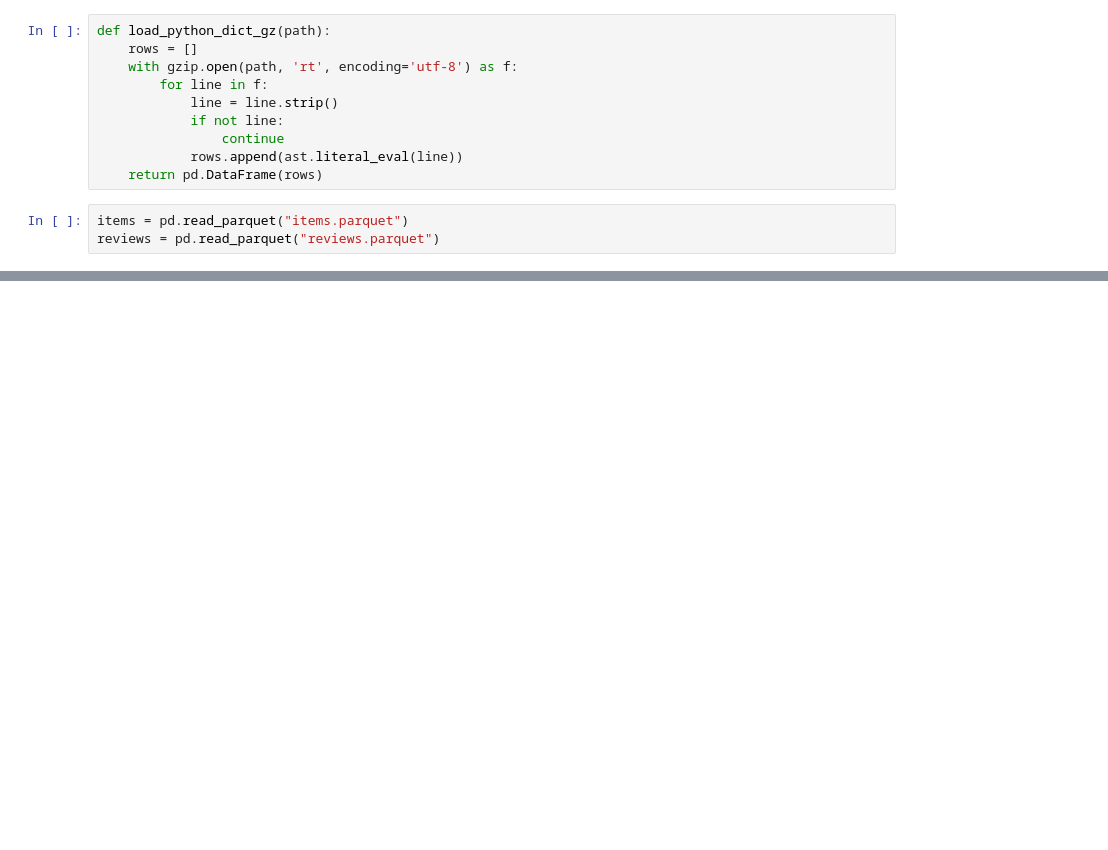
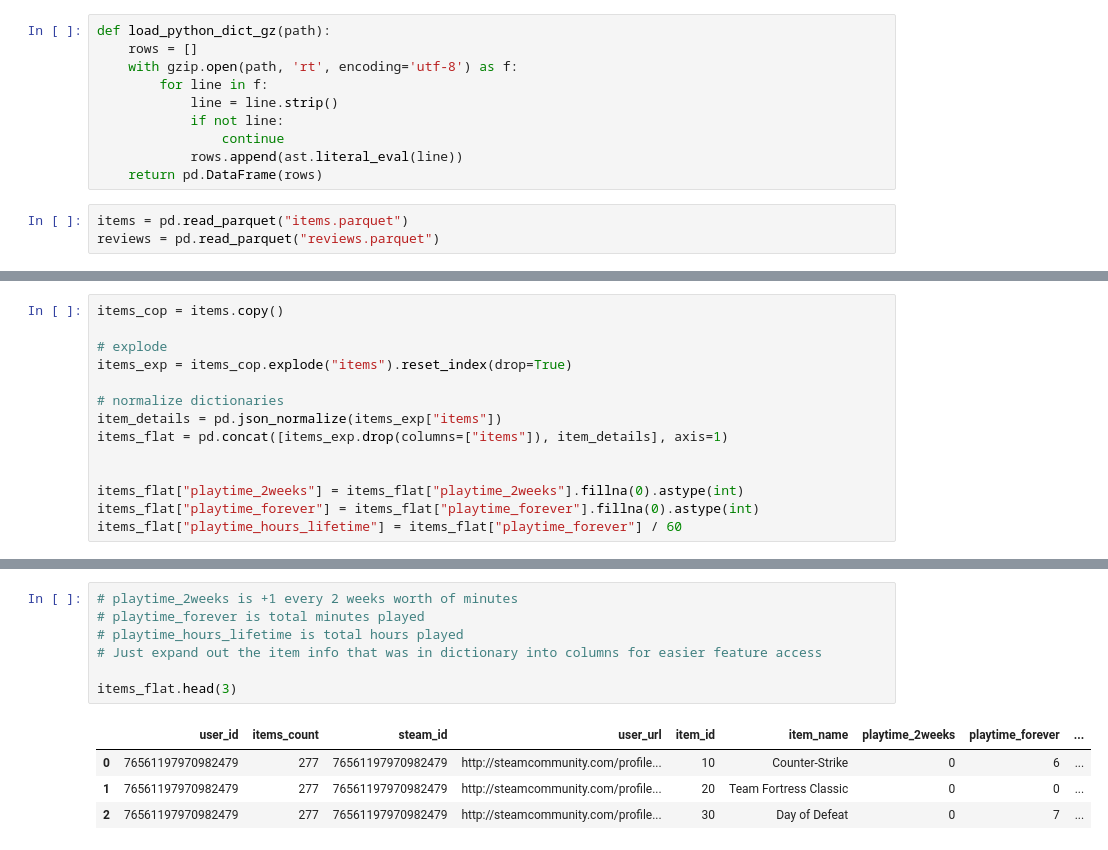
Before and after one commit to Kevin-Wu-12/CSE158-Assignment-2, a Jupyter notebook: analysis.ipynb, the cells around one changed output, grey strips where cells are left out. Saved outputs shown, nothing was run; the diff lists cells and outputs as text; blank space fills up the shorter version.

```diff
--- a/analysis.ipynb
+++ b/analysis.ipynb
@@ -37,0 +59,14 @@ items
+# %%
+items_cop = items.copy()
+
+# explode
+items_exp = items_cop.explode("items").reset_index(drop=True)
+
+# normalize dictionaries
+item_details = pd.json_normalize(items_exp["items"])
+items_flat = pd.concat([items_exp.drop(columns=["items"]), item_details], axis=1)
+
+
+items_flat["playtime_2weeks"] = items_flat["playtime_2weeks"].fillna(0).astype(int)
+items_flat["playtime_forever"] = items_flat["playtime_forever"].fillna(0).astype(int)
+items_flat["playtime_hours_lifetime"] = items_flat["playtime_forever"] / 60
@@ -37,0 +96,12 @@ items
+# %%
+# playtime_2weeks is +1 every 2 weeks worth of minutes
+# playtime_forever is total minutes played
+# playtime_hours_lifetime is total hours played
+# Just expand out the item info that was in dictionary into columns for easier feature access
+
+items_flat.head(3)
+# %% [output]
+|  | user_id | items_count | steam_id | user_url | item_id | item_name | playtime_2weeks | playtime_forever | ... |
+| 0 | 76561197970982479 | 277 | 76561197970982479 | http://steamcommunity.com/profile... | 10 | Counter-Strike | 0 | 6 | ... |
+| 1 | 76561197970982479 | 277 | 76561197970982479 | http://steamcommunity.com/profile... | 20 | Team Fortress Classic | 0 | 0 | ... |
+| 2 | 76561197970982479 | 277 | 76561197970982479 | http://steamcommunity.com/profile... | 30 | Day of Defeat | 0 | 7 | ... |
```
Also changed, not shown: parts of 8 cells of this notebook.
